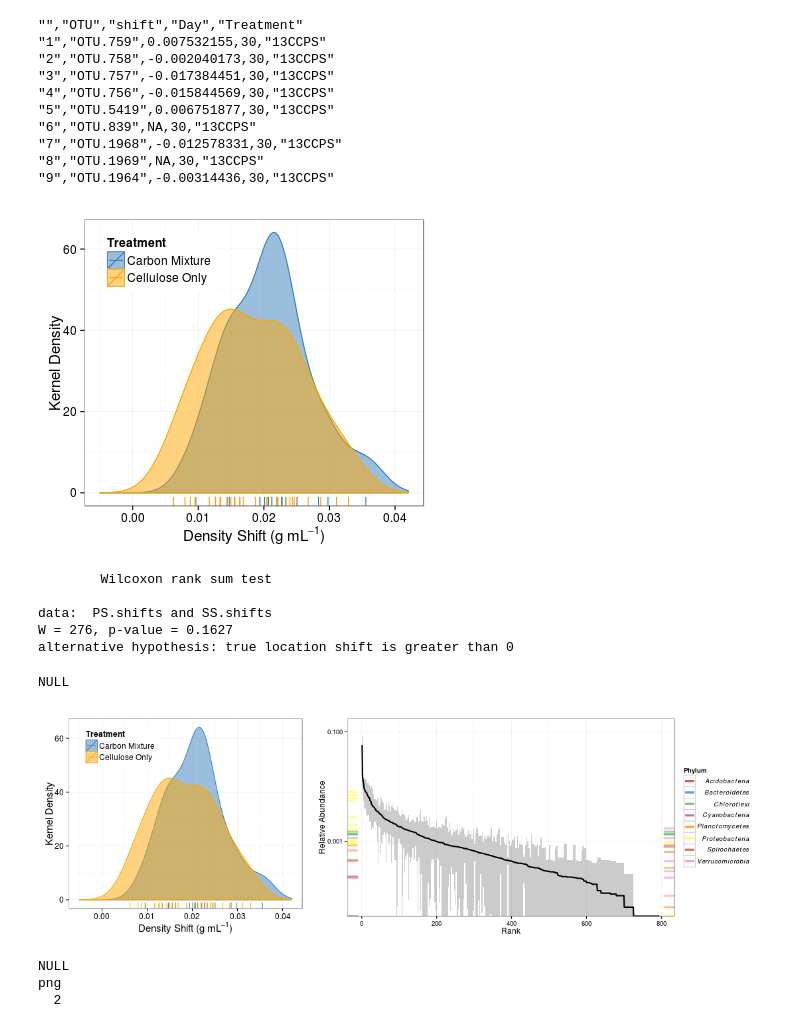
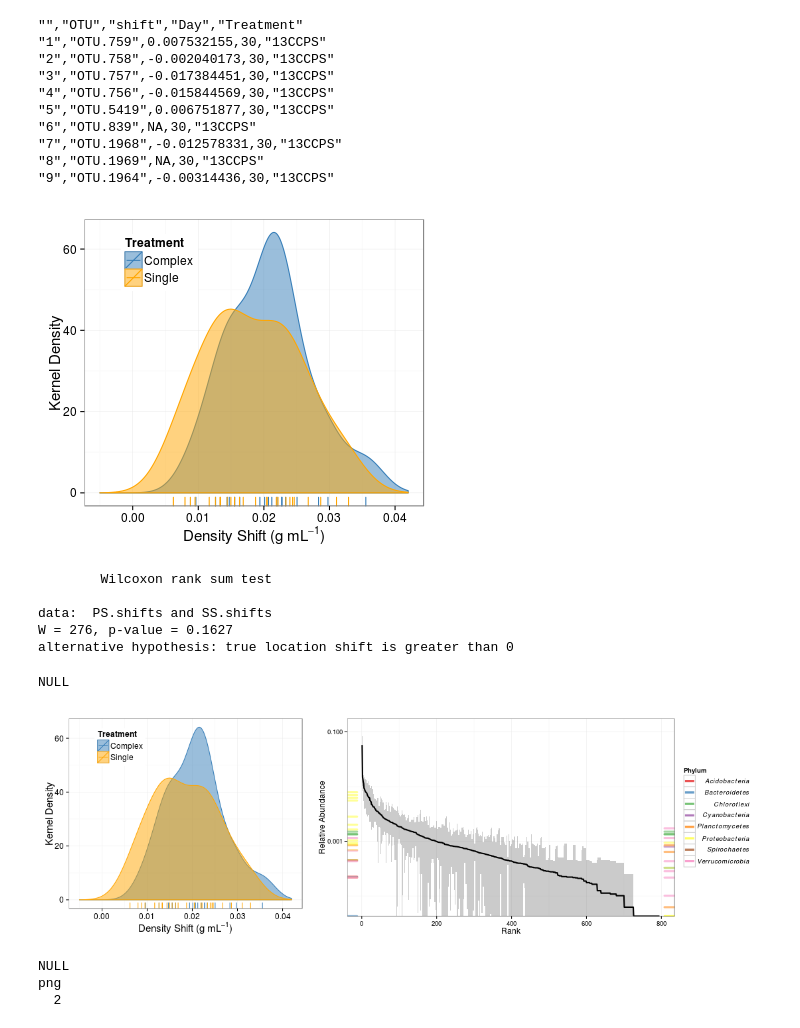
Before and after one commit to acampbellina/single_substrate, a Jupyter notebook: RA_KDE.ipynb, the cells around one changed output. Saved outputs shown, nothing was run; the diff lists cells and outputs as text; code cells hidden in the pictures.

Commit message:
updated treatment labels

```diff
--- a/RA_KDE.ipynb
+++ b/RA_KDE.ipynb
@@ -261,36 +261,36 @@ write.csv(density_shift_allD30, "data/density_shifts_allD30.csv")
 %%R -w 400 -h 350
 df_all.wShifts = merge(df_all, density_shift_allD30, by = c("OTU","Day","Treatment"))
 
 df.plot = subset(df_all.wShifts, padj <= FDR)
 
 colours = c("#377eb8","orange")
 
 p = ggplot(df.plot, aes(x = as.numeric(as.character(shift))))
 
 p = p + geom_density(aes(color = Treatment, fill = Treatment), alpha = 0.50)
 p = p + geom_rug(aes(color = Treatment))
 p = p + scale_color_manual(values=colours,
                            breaks=c("13CCPS", "13CCSS"),
-                            labels=c("Carbon Mixture", "Cellulose Only"))
+                            labels=c("Complex", "Single"))
 p = p + scale_fill_manual(values=colours,
                           breaks=c("13CCPS", "13CCSS"),
-                            labels=c("Carbon Mixture", "Cellulose Only"))
+                            labels=c("Complex", "Single"))
 p = p + labs(y = "Kernel Density", x =  expression(paste("Density Shift (g mL",{}^-1,")",sep="")))
 p = p + xlim(xmin = -0.005, xmax = 0.042)
 
 p = p + theme_bw()
 p = p + theme(axis.title.y = element_text(size=15))
 p = p + theme(axis.title.x = element_text(size=15))
 p = p + theme(axis.text.x = element_text(size=12))
 p = p + theme(axis.text.y = element_text(size=12))
 p = p + theme(legend.title = element_text(size = 12), legend.text = element_text(size = 12))
 p = p + theme(legend.position=c(0.22,0.85))
 
 p.shift1 = p
 
 p
 # %% [output]
-[figure, old version]
+[figure, new version]
 # %%
 %%R
 PS.shifts = subset(df_all.wShifts, (Treatment == "13CCPS")&(padj <= FDR))$shift
@@ -311,7 +311,7 @@ p.combined = grid.arrange(p.shift1, p.rabund, widths = c(1.2, 2), ncol = 2)
 p.combined
 # %% [output]
 NULL
-[figure, old version]
+[figure, new version]
 # %%
 %%R
 pdf("figs/shift_and_rabund.pdf", w = 15, h = 4)
```
Also changed, not shown: parts of 4 cells of this notebook, 7 other files.
